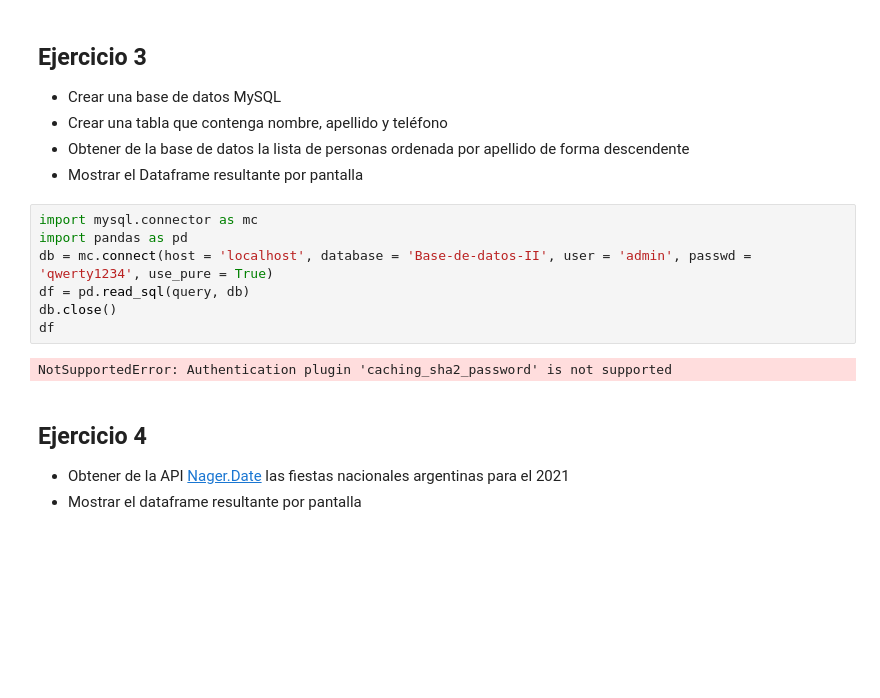
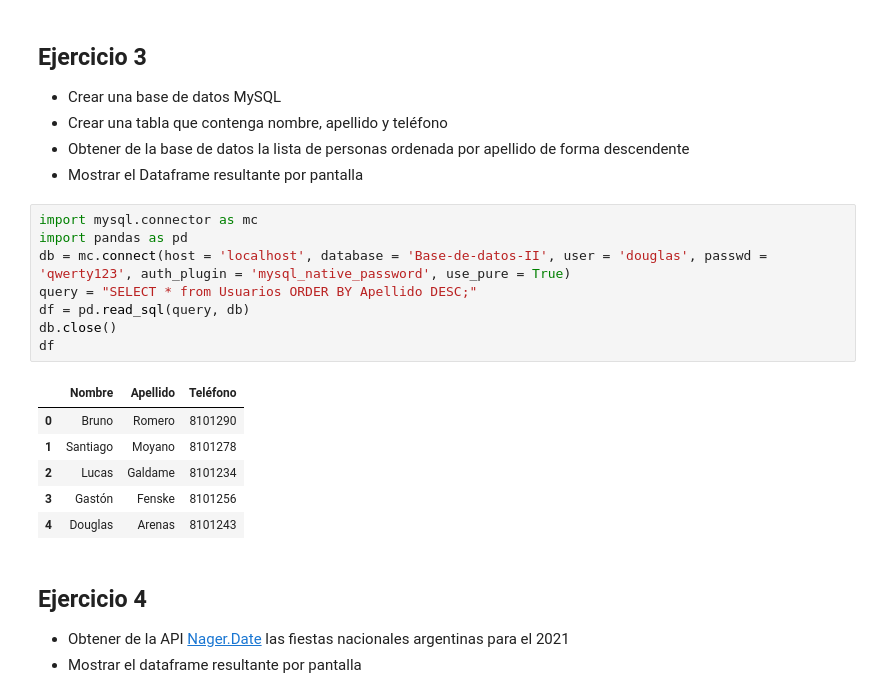
Before and after one commit to DouglasArenas/BD_II, a Jupyter notebook: scripts/1- TP1.ipynb, the cells around one changed output. Cells and saved outputs as stored; diff of their text form; blank space fills up the shorter version.

```diff
--- a/scripts/1- TP1.ipynb
+++ b/scripts/1- TP1.ipynb
@@ -75,12 +75,18 @@ df
 # %%
 import mysql.connector as mc
 import pandas as pd
-db = mc.connect(host = 'localhost', database = 'Base-de-datos-II', user = 'admin', passwd = 'qwerty1234', use_pure = True)
+db = mc.connect(host = 'localhost', database = 'Base-de-datos-II', user = 'douglas', passwd = 'qwerty123', auth_plugin = 'mysql_native_password', use_pure = True)
+query = "SELECT * from Usuarios ORDER BY Apellido DESC;"
 df = pd.read_sql(query, db)
 db.close()
 df
 # %% [output]
-NotSupportedError: Authentication plugin 'caching_sha2_password' is not supported
+|  | Nombre | Apellido | Teléfono |
+| 0 | Bruno | Romero | 8101290 |
+| 1 | Santiago | Moyano | 8101278 |
+| 2 | Lucas | Galdame | 8101234 |
+| 3 | Gastón | Fenske | 8101256 |
+| 4 | Douglas | Arenas | 8101243 |
 # %% [markdown]
 ## Ejercicio 4
 
```
Also changed, not shown: parts of 1 cell of this notebook.
